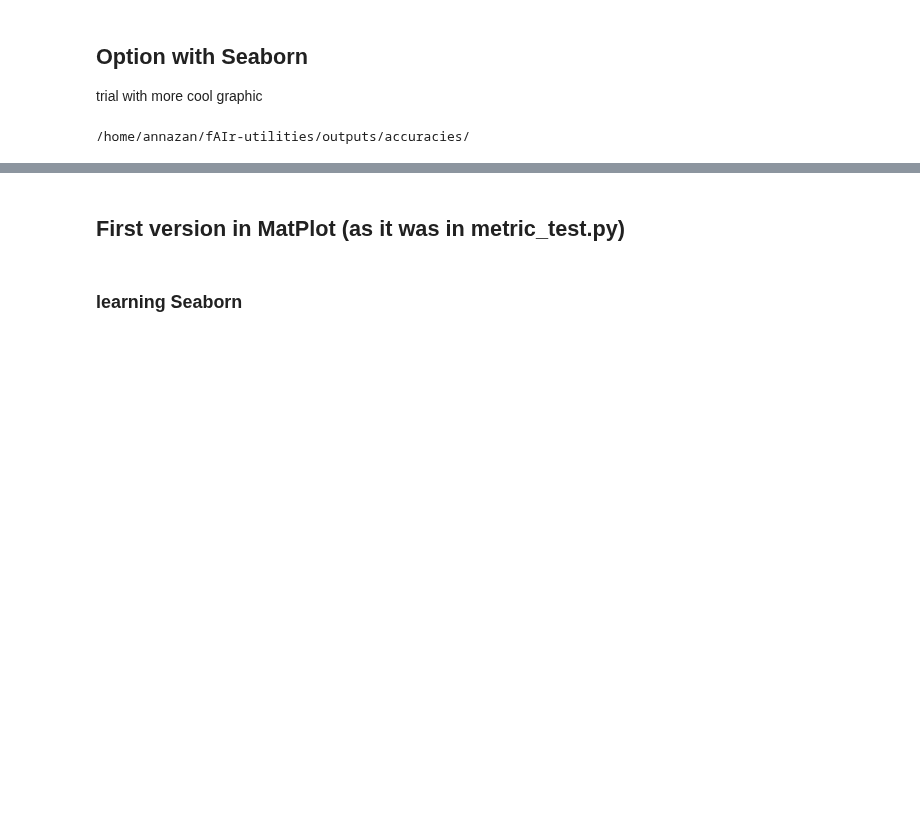
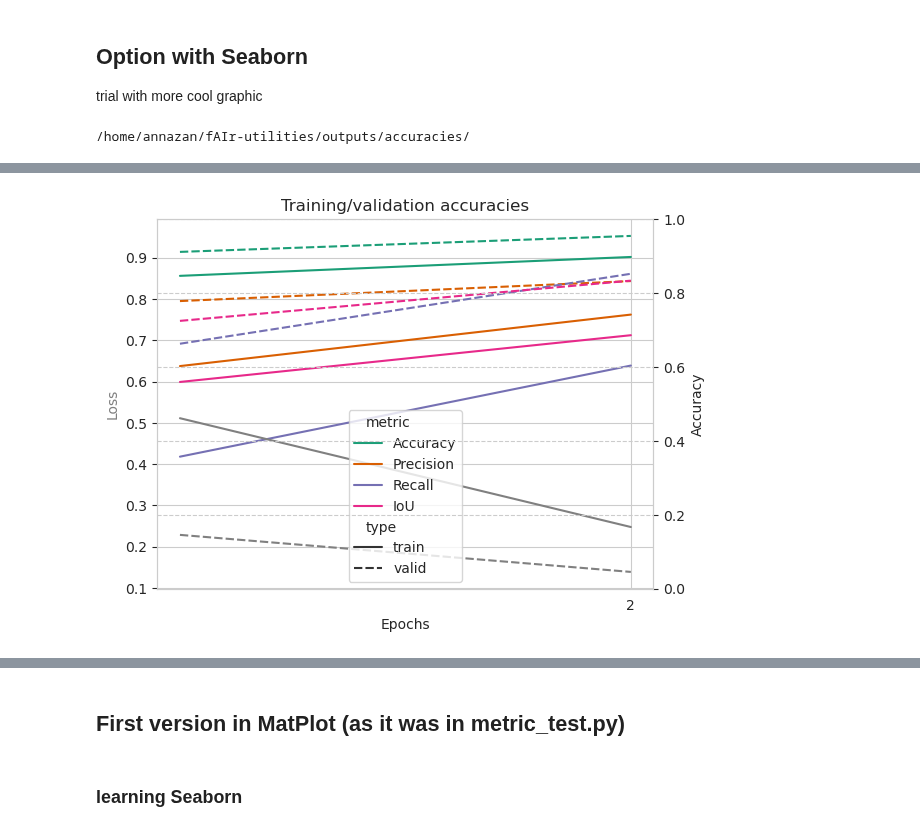
Before and after one commit to ciupava/fAIr-utilities, a Jupyter notebook: graphs_making.ipynb, the cells around one changed output, grey strips where cells are left out. Drawn from its saved outputs; the diff is of its cells as text; code cells hidden in the pictures; blank space fills up the shorter version.

Commit message:
lastest edits to make graphs more visible

```diff
--- a/graphs_making.ipynb
+++ b/graphs_making.ipynb
@@ -257,7 +246,7 @@ for name in files_list:
     # plot the training and validation accuracy and loss at each epoch
     print("Generating graphs ....")
     # graph_file_name = f'graph_{city}_bch{n_of_batches}_epc{n_of_epochs}.png'
-    graph_file_name = f'graph_{name_noextension}_v2.png'
+    graph_file_name = f'graph_{name_noextension}.png'
     graph_output = f'{history_dir}{graph_file_name}'
 
     loss =  history_df.loc[:,"loss"]
@@ -266,9 +255,11 @@ for name in files_list:
 #  ---
     # convert to long (tidy) form
     history_df.assign(epoch=range(1, len(loss) + 1))
+    history_df['epoch'] = range(1, len(history_df) + 1) # create column "epoch"
+    history_df = history_df.drop('Unnamed: 0', axis=1) # get rid of column "Unnamed: 0"
 
     # melt the dataframe
-    dfm = history_df.melt('Unnamed: 0', var_name='col_names', value_name='vals')
+    dfm = history_df.melt('epoch', var_name='col_names', value_name='vals')
     # generate column for type train/valid:
         # old manual version
         # dfm = dfm.assign(type='train')
@@ -296,7 +287,7 @@ for name in files_list:
     sns.set_palette(palette_div)
     sns.set_style("whitegrid")
     sns_plot = sns.lineplot(data=dfm,
-                x="Unnamed: 0",
+                x="epoch",
                 y="vals",
                 hue='metric',
                 palette=palette_div,
@@ -345,0 +342,91 @@ Graph generated at : /home/annazan/fAIr-utilities/outputs/accuracies/graph_model
+# %%
+for name in files_list:
+    print(f'name is: {name}')
+    name_parts = name.split("_")
+    # print(f'name is: {name_parts}')
+    city = f'{name_parts[1]}_{name_parts[2]}'
+    # print(f'city {city}')
+    name_for_graph = f'{city}_{name_parts[3]}_{name_parts[4]}'
+    name_noextension = name_for_graph.split(".")[0]
+    print(name_noextension)
+
+    history_name_with_path = f'{history_dir}{name}'
+    csv_name_with_path = f'{history_dir}{name_noextension}.csv'
+
+    # load the history and save to df
+    history_df=pd.read_csv(csv_name_with_path)
+
+
+    # plot the training and validation accuracy and loss at each epoch
+    print("Generating graphs ....")
+    # graph_file_name = f'graph_{city}_bch{n_of_batches}_epc{n_of_epochs}.png'
+    graph_file_name = f'graph_{name_noextension}.png'
+    graph_output = f'{history_dir}{graph_file_name}'
+
+    loss =  history_df.loc[:,"loss"]
+    val_loss = history_df.loc[:,"val_loss"]
+    epochs = list(range(1, len(loss) + 1))
+
+# ---
+    # dataframe with only loss - to be able to map it later
+    loss_df = pd.DataFrame(data={'epoch': epochs, 'loss': loss, 'val_loss': val_loss})
+    # melt the dataframe
+    dfm_loss = loss_df.melt('epoch', var_name='col_names', value_name='vals')
+    # generate column for type train/valid:
+    dfm_loss['type'] = np.where(dfm_loss.col_names.str.contains("val"), "valid", "train")
+    # generate column with fancier name of the metric, for plotting
+    dfm_loss['metric'] = np.where(dfm_loss.type.str.contains("train"), "Loss", "")
+#  ---
+    # convert to long (tidy) form the history file
+    history_df.assign(epoch=range(1, len(loss) + 1))
+    history_df['epoch'] = range(1, len(history_df) + 1) # create column "epoch"
+    history_df = history_df.drop('Unnamed: 0', axis=1) # get rid of column "Unnamed: 0"
+    history_df = history_df.drop('loss', axis = 1) # get rid of column 'loss' to be able to plot it separately
+    history_df = history_df.drop('val_loss', axis = 1) # get rid of column 'loss' to be able to plot it separately
+    # melt the dataframe
+    dfm = history_df.melt('epoch', var_name='col_names', value_name='vals')
+    # generate column for type train/valid:
+    dfm['type'] = np.where(dfm.col_names.str.contains("val"), "valid", "train")
+    # generate column with fancier name of the metric, for plotting
+    dfm['metric'] = np.where(dfm.col_names.str.contains("precision"), "Precision",
+                    np.where(dfm.col_names.str.contains("recall"), "Recall",
+                    np.where(dfm.col_names.str.contains("iou"), "IoU",
+                    np.where(dfm.col_names.str.contains("categorical"), "Accuracy", ""))))
+# ---
+    palette_div=sns.color_palette("Dark2", 10)
+    sns.set_palette(palette_div)
+    sns.set_style("whitegrid")
+    fig, ax1 = plt.subplots()
+    sns.lineplot(data=dfm,
+                x="epoch",
+                y="vals",
+                hue='metric',
+                palette=palette_div,
+                style='type')
+    sns.lineplot(data=dfm_loss,
+                x="epoch",
+                y="vals",
+                style='type',
+                color = 'gray',
+                legend=False)
+    ax1.set(xlabel='Epochs',
+            ylabel='Accuracy',
+            title='Training/validation accuracies')
+    ax1.xaxis.set_major_locator(ticker.MultipleLocator(1)) # adding ticks at multiples of 2
+    ax1.xaxis.set_major_formatter(ticker.ScalarFormatter())
+    # ax1.tick_params(axis='y')
+    ax1.set_ylabel('Loss', color='tab:grey')
+    ax2 = ax1.twinx()
+    # sns_plot.set_ylim(bottom=0, top=1) # this is to avoid Loss values to alter the graph limits, but doesn't look good
+    # ax2.tick_params(axis='y')
+    ax2.set_ylabel('Accuracy')
+    plt.grid(True, linestyle='--')
+    sns_plot.get_figure().savefig(graph_output)
+    # plt.show()
+    sns_plot.get_figure().show()
+
+    print(f"Graph generated at : {graph_output}")
+
+    # # clearing up the figure for next plot to avoid overlapping figures! https://stackoverflow.com/questions/17106288/
+    sns_plot.get_figure().clf()
+# %% [output]
@@ -345,0 +453 @@ Graph generated at : /home/annazan/fAIr-utilities/outputs/accuracies/graph_model
+[figure, added]
```
Also changed, not shown: parts of 8 cells of this notebook, 3 other files.
